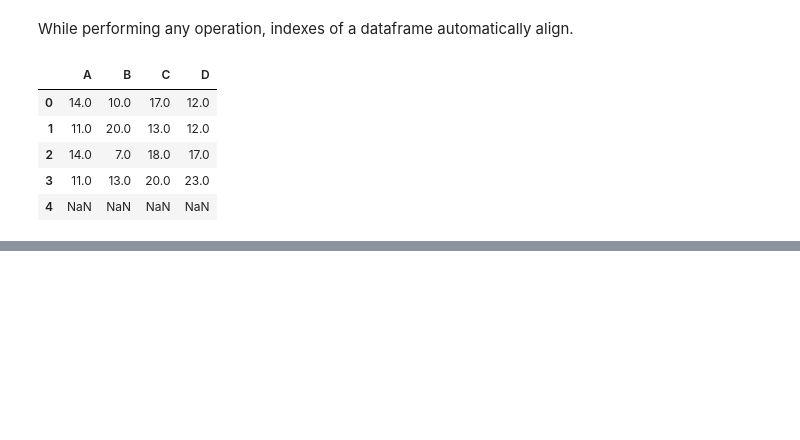
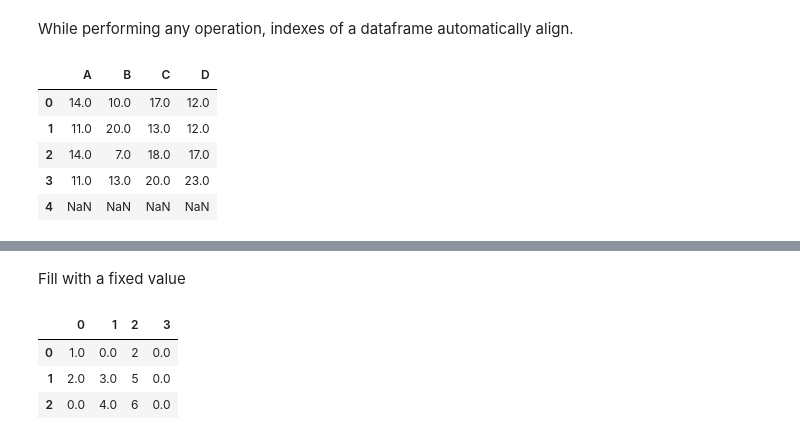
Before and after one commit to ArpanMajumdar/pandas-tutorial, a Jupyter notebook: Pandas tutorial.ipynb, the cells around one changed output, grey strips where cells are left out. Drawn from its saved outputs; the diff is of its cells as text; code cells hidden in the pictures; blank space fills up the shorter version.

```diff
--- a/Pandas tutorial.ipynb
+++ b/Pandas tutorial.ipynb
@@ -362,0 +499,9 @@ A + B
+# %% [markdown]
+Fill with a fixed value
+# %%
+data.fillna(value=0)
+# %% [output]
+|  | 0 | 1 | 2 | 3 |
+| 0 | 1.0 | 0.0 | 2 | 0.0 |
+| 1 | 2.0 | 3.0 | 5 | 0.0 |
+| 2 | 0.0 | 4.0 | 6 | 0.0 |
```
Also changed, not shown: parts of 37 cells of this notebook.
